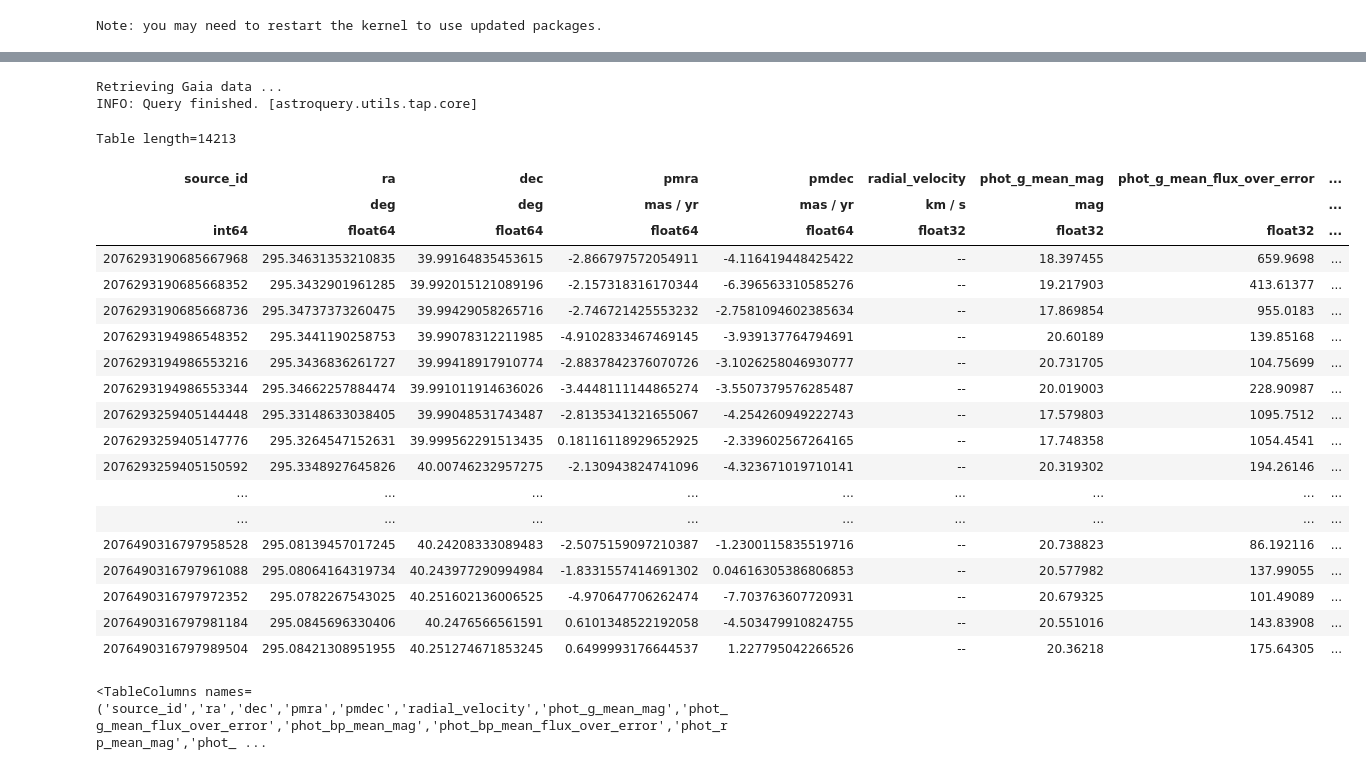
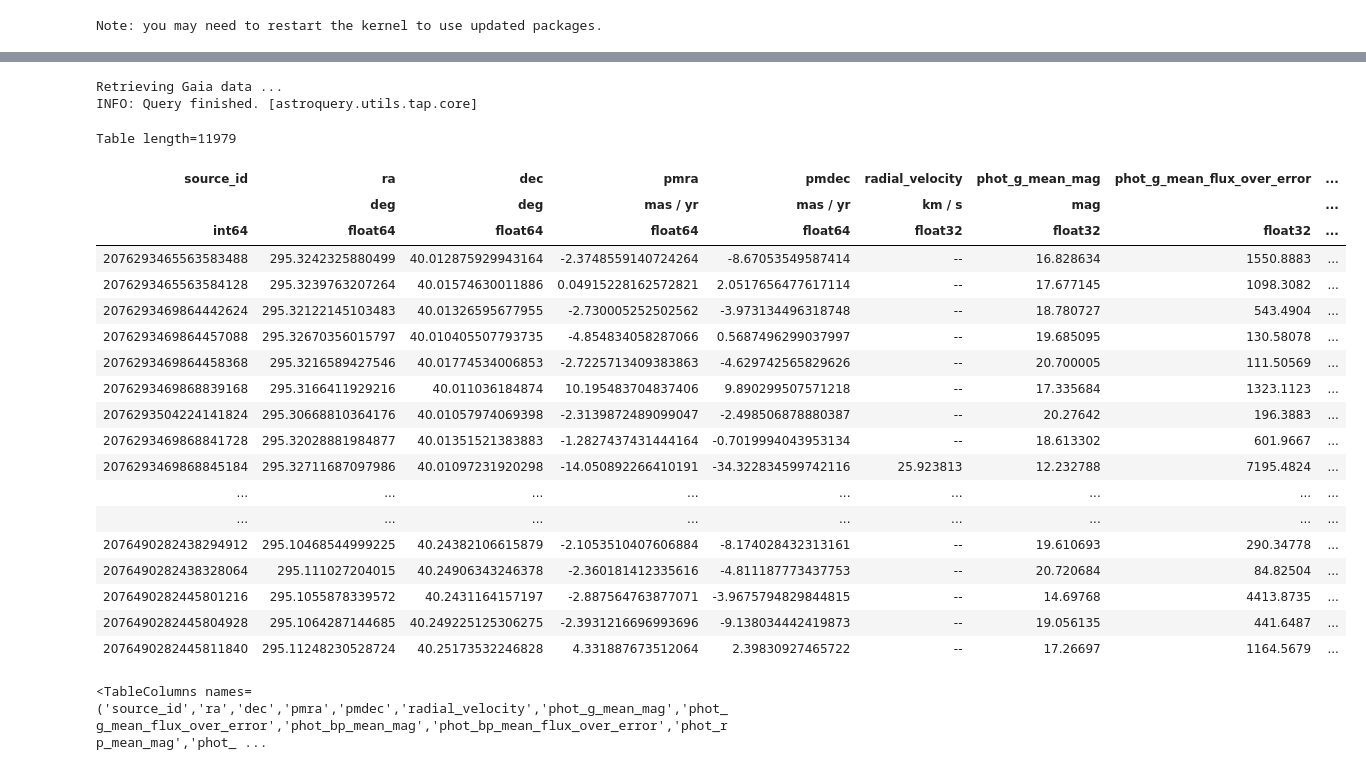
Before and after one commit to Clairezy/BASE9_utils, a Jupyter notebook: getGaiaData/genBASE9PhotFile.ipynb, the cells around one changed output, grey strips where cells are left out. Drawn from its saved outputs; the diff is of its cells as text; code cells hidden in the pictures.

```diff
--- a/getGaiaData/genBASE9PhotFile.ipynb
+++ b/getGaiaData/genBASE9PhotFile.ipynb
@@ -33,30 +36,31 @@ from getGaiaData import GaiaClusterMembers
 # %%
 # Generally, we can pull the central coordinates and size from my OC summary data here :
 # https://github.com/ageller/compileOCs
-NGC6819 = GaiaClusterMembers(295.3250, 40.19, .2)
+NGC6819 = GaiaClusterMembers(295.3250, 40.19, .18)
 NGC6819.verbose = 1
 NGC6819.getData()
+# NGC6819.saveDataToFile('NGC6819_Gaia_r_7deg.ecsv')
 NGC6819.data
 # %% [output]
 Retrieving Gaia data ...
 INFO: Query finished. [astroquery.utils.tap.core]
-Table length=14213
+Table length=11979
 | source_id | ra | dec | pmra | pmdec | radial_velocity | phot_g_mean_mag | phot_g_mean_flux_over_error | ... |
 |  | deg | deg | mas / yr | mas / yr | km / s | mag |  | ... |
 | int64 | float64 | float64 | float64 | float64 | float32 | float32 | float32 | ... |
-| 2076293190685667968 | 295.34631353210835 | 39.99164835453615 | -2.866797572054911 | -4.116419448425422 | -- | 18.397455 | 659.9698 | ... |
-| 2076293190685668352 | 295.3432901961285 | 39.992015121089196 | -2.157318316170344 | -6.396563310585276 | -- | 19.217903 | 413.61377 | ... |
-| 2076293190685668736 | 295.34737373260475 | 39.99429058265716 | -2.746721425553232 | -2.7581094602385634 | -- | 17.869854 | 955.0183 | ... |
-| 2076293194986548352 | 295.3441190258753 | 39.99078312211985 | -4.9102833467469145 | -3.939137764794691 | -- | 20.60189 | 139.85168 | ... |
-| 2076293194986553216 | 295.3436836261727 | 39.99418917910774 | -2.8837842376070726 | -3.1026258046930777 | -- | 20.731705 | 104.75699 | ... |
-| 2076293194986553344 | 295.34662257884474 | 39.991011914636026 | -3.4448111144865274 | -3.5507379576285487 | -- | 20.019003 | 228.90987 | ... |
-| 2076293259405144448 | 295.33148633038405 | 39.99048531743487 | -2.8135341321655067 | -4.254260949222743 | -- | 17.579803 | 1095.7512 | ... |
-| 2076293259405147776 | 295.3264547152631 | 39.999562291513435 | 0.18116118929652925 | -2.339602567264165 | -- | 17.748358 | 1054.4541 | ... |
-| 2076293259405150592 | 295.3348927645826 | 40.00746232957275 | -2.130943824741096 | -4.323671019710141 | -- | 20.319302 | 194.26146 | ... |
+| 2076293465563583488 | 295.3242325880499 | 40.012875929943164 | -2.3748559140724264 | -8.67053549587414 | -- | 16.828634 | 1550.8883 | ... |
+| 2076293465563584128 | 295.3239763207264 | 40.01574630011886 | 0.04915228162572821 | 2.0517656477617114 | -- | 17.677145 | 1098.3082 | ... |
+| 2076293469864442624 | 295.32122145103483 | 40.01326595677955 | -2.730005252502562 | -3.973134496318748 | -- | 18.780727 | 543.4904 | ... |
+| 2076293469864457088 | 295.32670356015797 | 40.010405507793735 | -4.854834058287066 | 0.5687496299037997 | -- | 19.685095 | 130.58078 | ... |
+| 2076293469864458368 | 295.3216589427546 | 40.01774534006853 | -2.7225713409383863 | -4.629742565829626 | -- | 20.700005 | 111.50569 | ... |
+| 2076293469868839168 | 295.3166411929216 | 40.011036184874 | 10.195483704837406 | 9.890299507571218 | -- | 17.335684 | 1323.1123 | ... |
+| 2076293504224141824 | 295.30668810364176 | 40.01057974069398 | -2.3139872489099047 | -2.498506878880387 | -- | 20.27642 | 196.3883 | ... |
+| 2076293469868841728 | 295.32028881984877 | 40.01351521383883 | -1.2827437431444164 | -0.7019994043953134 | -- | 18.613302 | 601.9667 | ... |
+| 2076293469868845184 | 295.32711687097986 | 40.01097231920298 | -14.050892266410191 | -34.322834599742116 | 25.923813 | 12.232788 | 7195.4824 | ... |
 | ... | ... | ... | ... | ... | ... | ... | ... | ... |
 | ... | ... | ... | ... | ... | ... | ... | ... | ... |
-| 2076490316797958528 | 295.08139457017245 | 40.24208333089483 | -2.5075159097210387 | -1.2300115835519716 | -- | 20.738823 | 86.192116 | ... |
-| 2076490316797961088 | 295.08064164319734 | 40.243977290994984 | -1.8331557414691302 | 0.04616305386806853 | -- | 20.577982 | 137.99055 | ... |
-| 2076490316797972352 | 295.0782267543025 | 40.251602136006525 | -4.970647706262474 | -7.703763607720931 | -- | 20.679325 | 101.49089 | ... |
-| 2076490316797981184 | 295.0845696330406 | 40.2476566561591 | 0.6101348522192058 | -4.503479910824755 | -- | 20.551016 | 143.83908 | ... |
-| 2076490316797989504 | 295.08421308951955 | 40.251274671853245 | 0.6499993176644537 | 1.227795042266526 | -- | 20.36218 | 175.64305 | ... |
+| 2076490282438294912 | 295.10468544999225 | 40.24382106615879 | -2.1053510407606884 | -8.174028432313161 | -- | 19.610693 | 290.34778 | ... |
+| 2076490282438328064 | 295.111027204015 | 40.24906343246378 | -2.360181412335616 | -4.811187773437753 | -- | 20.720684 | 84.82504 | ... |
+| 2076490282445801216 | 295.1055878339572 | 40.2431164157197 | -2.887564763877071 | -3.9675794829844815 | -- | 14.69768 | 4413.8735 | ... |
+| 2076490282445804928 | 295.1064287144685 | 40.249225125306275 | -2.3931216696993696 | -9.138034442419873 | -- | 19.056135 | 441.6487 | ... |
+| 2076490282445811840 | 295.11248230528724 | 40.25173532246828 | 4.331887673512064 | 2.39830927465722 | -- | 17.26697 | 1164.5679 | ... |
```
Also changed, not shown: parts of 6 cells of this notebook, 5 other files.
